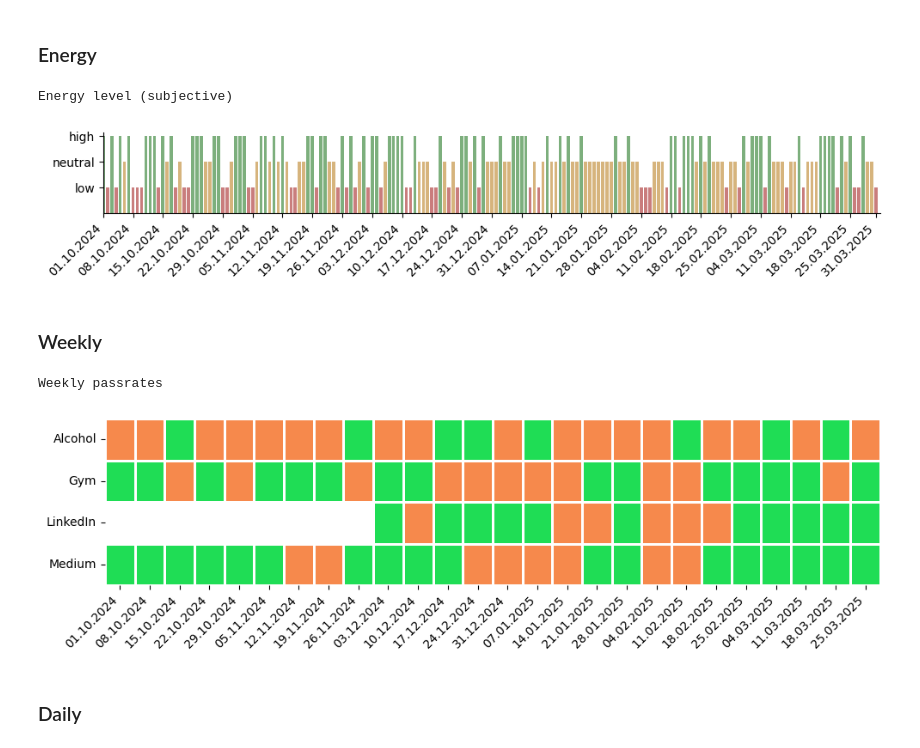
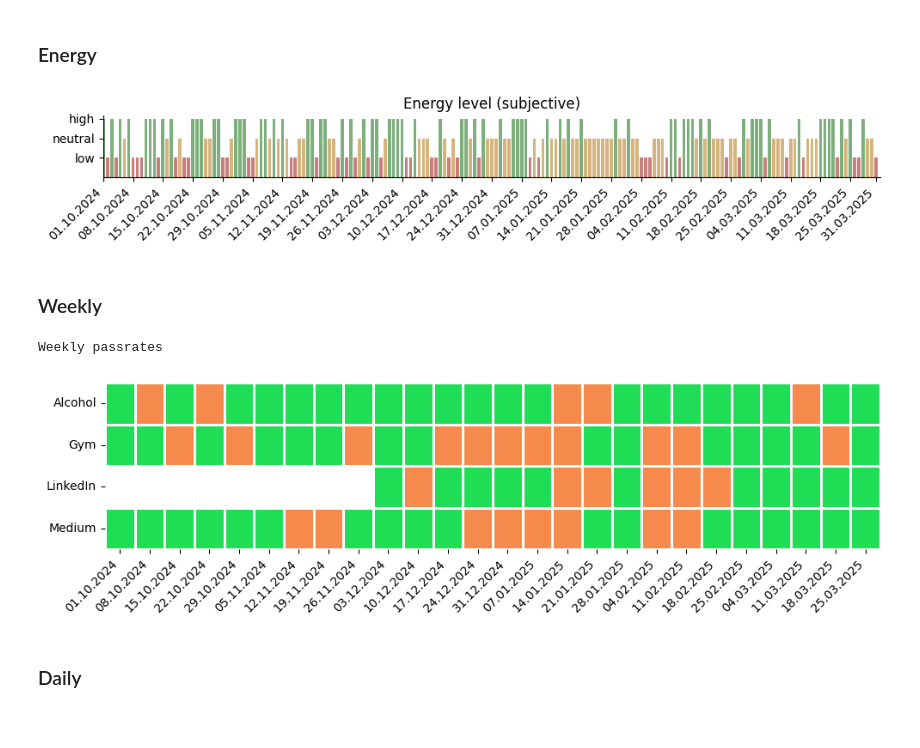
Before and after one commit to KamilMatejuk/Articles, a Jupyter notebook: Other/The Winter Arc - exploratory data analysis/passrate.ipynb, the cells around one changed output. Cells and saved outputs as stored; diff of their text form; code cells hidden in the pictures.

```diff
--- a/Other/The Winter Arc - exploratory data analysis/passrate.ipynb
+++ b/Other/The Winter Arc - exploratory data analysis/passrate.ipynb
@@ -118,53 +113,52 @@ series = data[const.COLS_OTHER[-1]]
 colormap = { 1: C_SCALE[0], 2: C_SCALE[1], 3: C_SCALE[2], 0: 'grey' }
 colors = [colormap[v] for v in series]
 
-print('Energy level (subjective)')
 fig, ax = plt.subplots(1, 1, figsize=(10, 2), sharex=True)
 ax.bar(data['date'], series, color=colors, width=0.75)
 set_style(ax, data['date'])
 set_style_xticks(ax, data['date'])
 ax.set_yticks([1, 2, 3])
 ax.set_yticklabels(['low', 'neutral', 'high'])
+ax.set_title('Energy level (subjective)')
 fig.tight_layout()
 plt.show()
 # %% [output]
-Energy level (subjective)
-[figure, old version]
+[figure, new version]
 # %% [markdown]
 ### Weekly
 # %%
 start_date = data['date'].min()
 split_into_days = lambda i: start_date + pd.to_timedelta(((data['date'] - start_date).dt.days // i) * i, unit='D')
 data['week'] = split_into_days(7)
 data['biweek'] = split_into_days(14)
 
-alcohol_weekly = data.groupby('week')[const.COLS_EATING[3]].sum() <= 1
+alcohol_weekly = data.groupby('week')[const.COLS_EATING[3]].apply(lambda x: (x > 0).sum()) <= 1
 gym_weekly = data.groupby('week')[const.COLS_EXERCISE[1]].apply(lambda x: (x > 0).sum()) >= 2
 linkedin = data.groupby('week')[const.COLS_PUBLISHING[1]].sum() >= 3
 medium = data.groupby('biweek')[const.COLS_PUBLISHING[0]].sum() >= 1
 
 weekly_passfail = functools.reduce(
     lambda df1, df2: pd.merge(df1, df2, left_index=True, right_index=True, how='outer'),
     [alcohol_weekly, gym_weekly, linkedin, medium])
 weekly_passfail[const.COLS_PUBLISHING[0]] = weekly_passfail[const.COLS_PUBLISHING[0]].fillna(method='ffill') # forward fill
 for c in weekly_passfail.columns:
     weekly_passfail[c] = weekly_passfail[c].map({True: 1.0, False: 0.5})
 weekly_passfail[const.COLS_PUBLISHING[1]][:9] = 0.0
 weekly_passfail = weekly_passfail.transpose()
 
 print('Weekly passrates')
 fig, ax = plt.subplots(1, 1, figsize=(10, 3), sharex=True)
 cmap = mcolors.ListedColormap(['white', C_FAIL, C_PASS])
 sns.heatmap(weekly_passfail, annot=False, cmap=cmap, cbar=False, linewidths=1, linecolor='white')
 ax.set_xticks([i + 0.5 for i in range(len(weekly_passfail.columns))])
 ax.set_xticklabels(weekly_passfail.columns.map(lambda x: x.strftime('%d.%m.%Y')), rotation=45, ha='right')
 ax.set_yticks([i + 0.5 for i in range(len(weekly_passfail.index))])
 ax.set_yticklabels(['Alcohol', 'Gym', 'LinkedIn', 'Medium'])
 fig.tight_layout()
 plt.show()
 # %% [output]
 Weekly passrates
-[figure, old version]
+[figure, new version]
 # %% [markdown]
 ### Daily
 # %%
```
Also changed, not shown: parts of 4 cells of this notebook, 2 other files.
